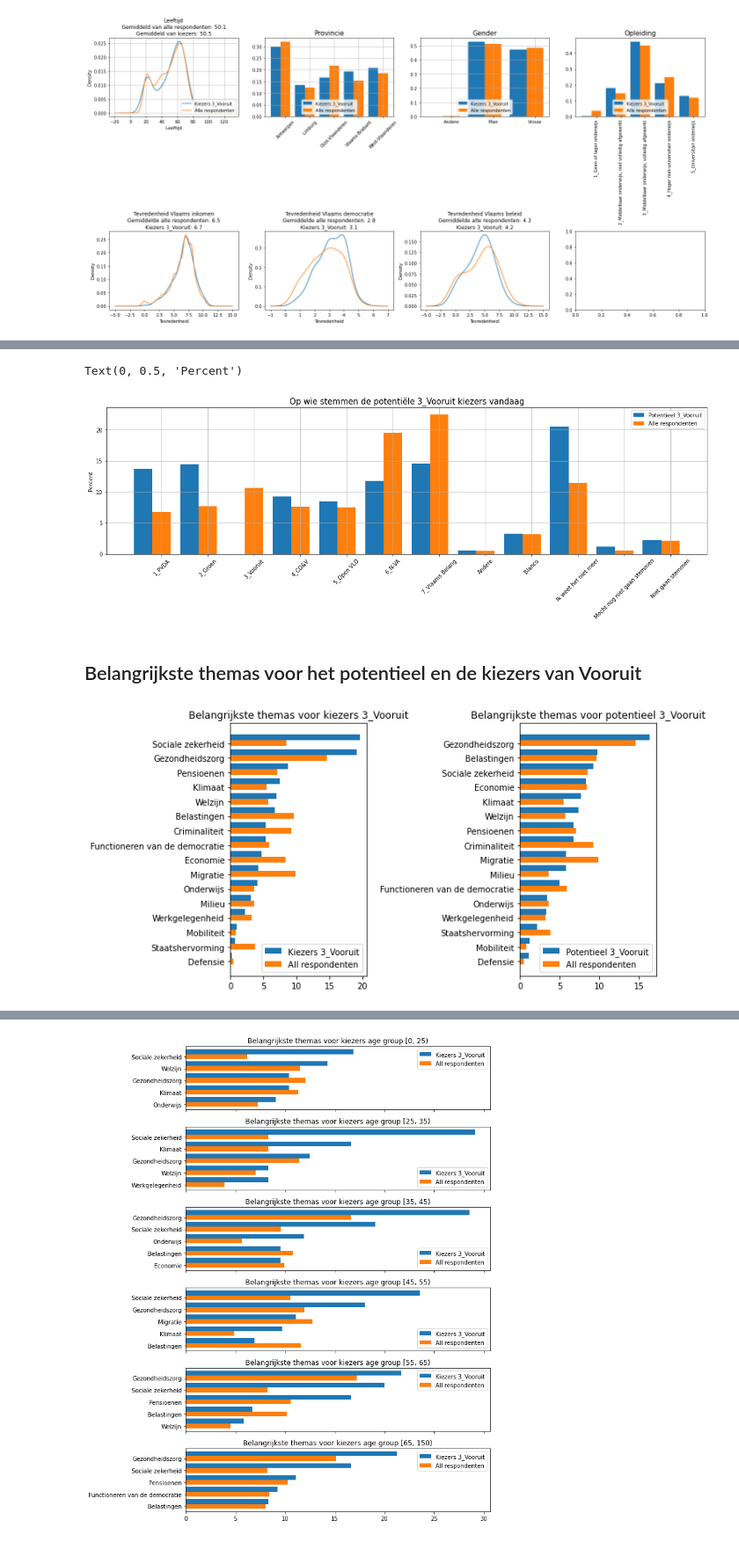
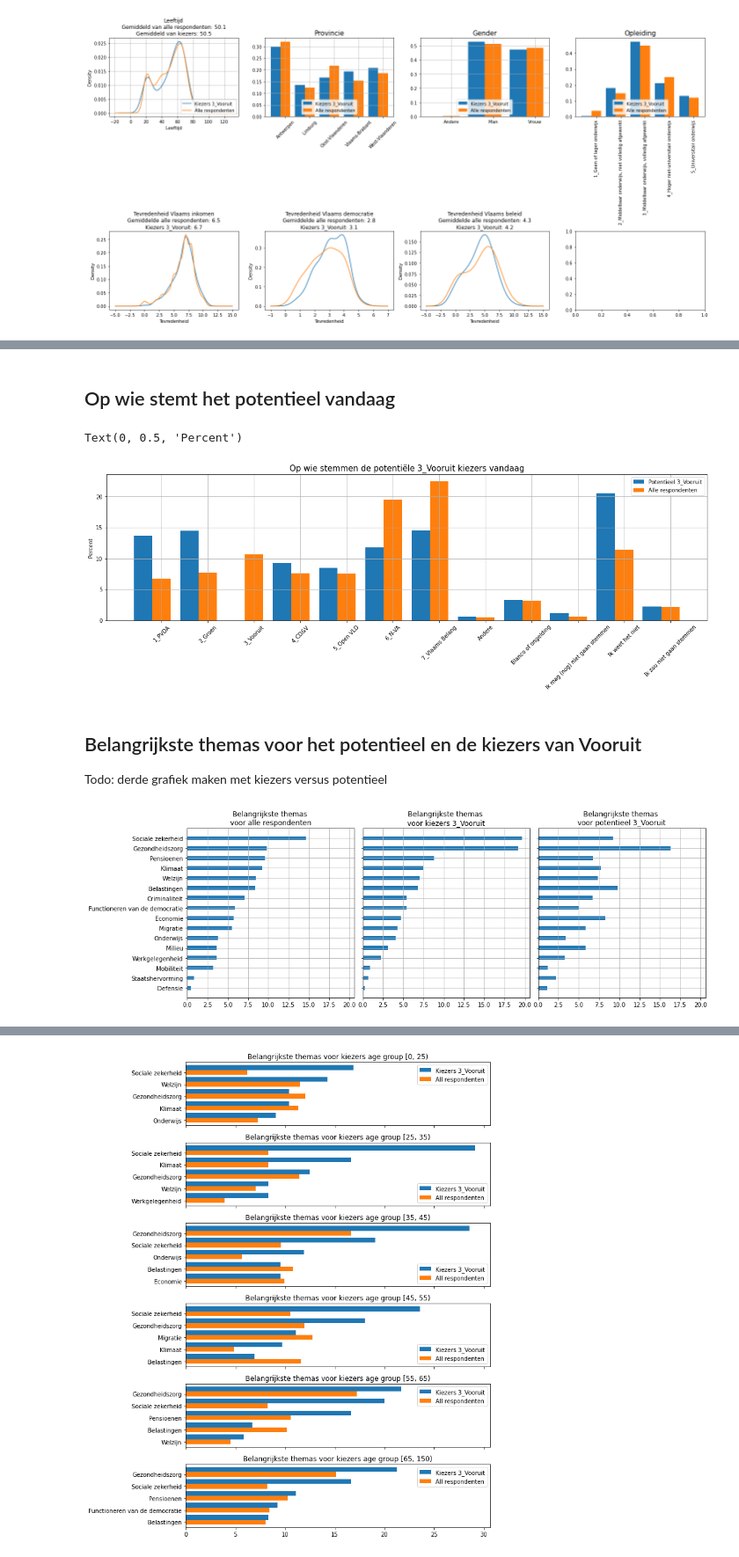
Before and after one commit to kvanlombeek/vooruit-anlyses, a Jupyter notebook: 2021-09-31 Analyse De Stemming.ipynb, the cells around one changed output, grey strips where cells are left out. Shown at 88% size. Cells and saved outputs as stored; diff of their text form; code cells hidden in the pictures.

```diff
--- a/2021-09-31 Analyse De Stemming.ipynb
+++ b/2021-09-31 Analyse De Stemming.ipynb
@@ -80,10 +80,10 @@ data_raw['VoteChoiceNow'] = data_raw['VoteChoiceNow'].replace({
     6:'3_Vooruit',
     7:'7_Vlaams Belang',
     8:'Andere',
-    9:'Blanco',
-    10:'Niet gaan stemmen',
-    11:'Mocht nog niet gaan stemmen',
-    12:'Ik weet het niet meer'
+    9:'Blanco of ongelding',
+    10:'Ik zou niet gaan stemmen',
+    11:'Ik mag (nog) niet gaan stemmen',
+    12:'Ik weet het niet'
 })
 
 data_raw['MIP_Closed_1'] = data_raw['MIP_Closed_1'].replace({
@@ -860,5 +951,6 @@ fig.tight_layout()
+# %% [markdown]
+## Op wie stemt het potentieel vandaag
 # %%
-# Op wie stemt het potentieel vandaag
 potentieel_stemvandaag = potentieel['VoteChoiceNow'].value_counts(normalize=True).sort_index()*100
 potentieel_stemvandaag[geselecteerde_partij]=0
 potentieel_stemvandaag = potentieel_stemvandaag.sort_index()
@@ -879,39 +971,41 @@ ax.set_title('Op wie stemmen de potentiële {} kiezers vandaag'.format(geselecte
 ax.set_ylabel('Percent')
 # %% [output]
 Text(0, 0.5, 'Percent')
-[figure, old version]
+[figure, new version]
 # %% [markdown]
 ## Belangrijkste themas voor het potentieel en de kiezers van Vooruit
+
+Todo: derde grafiek maken met kiezers versus potentieel
 # %%
 themas_all = (data_raw['MIP_Closed_1'].append(data_raw['MIP_Closed_2'])).value_counts(normalize=True).sort_values()*100
 themas_potentieel = (potentieel['MIP_Closed_1'].append(potentieel['MIP_Closed_2'])).value_counts(normalize=True).sort_values()*100
 themas_kiezers = (kiezers['MIP_Closed_1'].append(kiezers['MIP_Closed_2'])).value_counts(normalize=True).sort_values()*100
 
 themas = pd.concat([themas_all, themas_potentieel, themas_kiezers], axis=1)
 themas.columns = ['all', 'potentieel', 'kiezers']
+themas = themas.sort_values('all')
 
+fig, axes = plt.subplots(1,3,figsize=(15,5), sharex=True, sharey=True)
 
-fig, axes = plt.subplots(1,2,figsize=(10,5))
+axes[0].barh(y = np.arange(len(themas))+0.2, width=themas['all'], tick_label=themas.index,
+             height=0.4, label='Alle respondenten')
+axes[0].set_title('Belangrijkste themas \nvoor alle respondenten')
+axes[0].grid()
 
 themas = themas.sort_values('kiezers')
-axes[0].barh(y = np.arange(len(themas))+0.2, width=themas['kiezers'], tick_label=themas.index,
+axes[1].barh(y = np.arange(len(themas))+0.2, width=themas['kiezers'], tick_label=themas.index,
              height=0.4, label='Kiezers {}'.format(geselecteerde_partij))
-axes[0].barh(y = np.arange(len(themas))-0.2, width=themas['all'], tick_label=themas.index,
-             height=0.4, label='All respondenten')
-axes[0].legend()
-axes[0].set_title('Belangrijkste themas voor kiezers {}'.format(geselecteerde_partij))
+axes[1].set_title('Belangrijkste themas \nvoor kiezers {}'.format(geselecteerde_partij))
+axes[1].grid()
 
-themas = themas.sort_values('potentieel')
-axes[1].barh(y = np.arange(len(themas))+0.2, width=themas['potentieel'], tick_label=themas.index,
+axes[2].barh(y = np.arange(len(themas))+0.2, width=themas['potentieel'], tick_label=themas.index,
              height=0.4, label='Potentieel {}'.format(geselecteerde_partij))
-axes[1].barh(y = np.arange(len(themas))-0.2, width=themas['all'], tick_label=themas.index,
-             height=0.4, label='All respondenten')
-axes[1].legend()
-axes[1].set_title('Belangrijkste themas voor potentieel {}'.format(geselecteerde_partij))
+axes[2].set_title('Belangrijkste themas \nvoor potentieel {}'.format(geselecteerde_partij))
+axes[2].grid()
 
 fig.tight_layout()
 # %% [output]
-[figure, old version]
+[figure, new version]
 # %%
 # Aanval: potentieel
 fig, axes = plt.subplots(8,1,figsize=(8,12), sharex=True)
```
Also changed, not shown: parts of 11 cells of this notebook, 29 other files.
